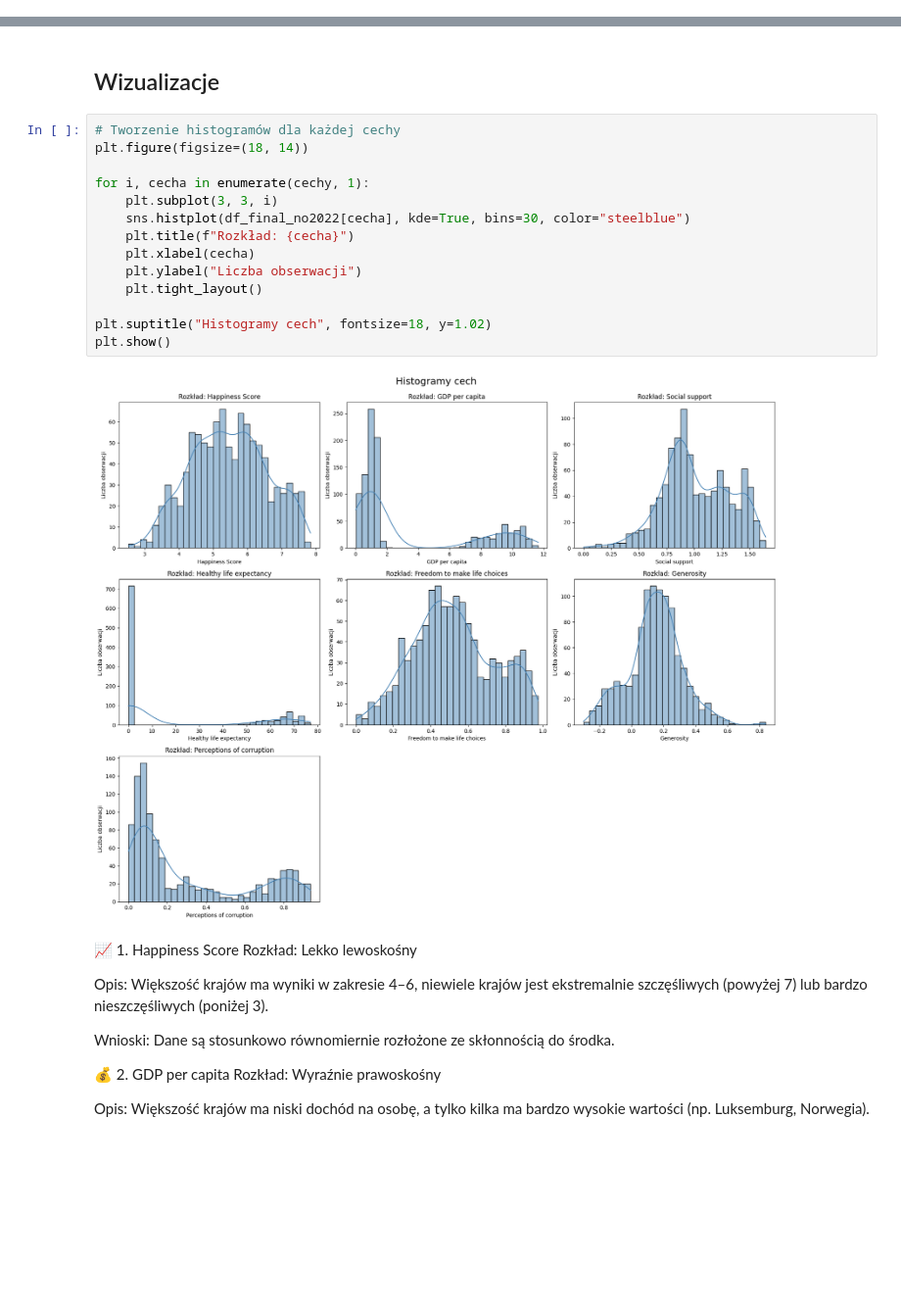
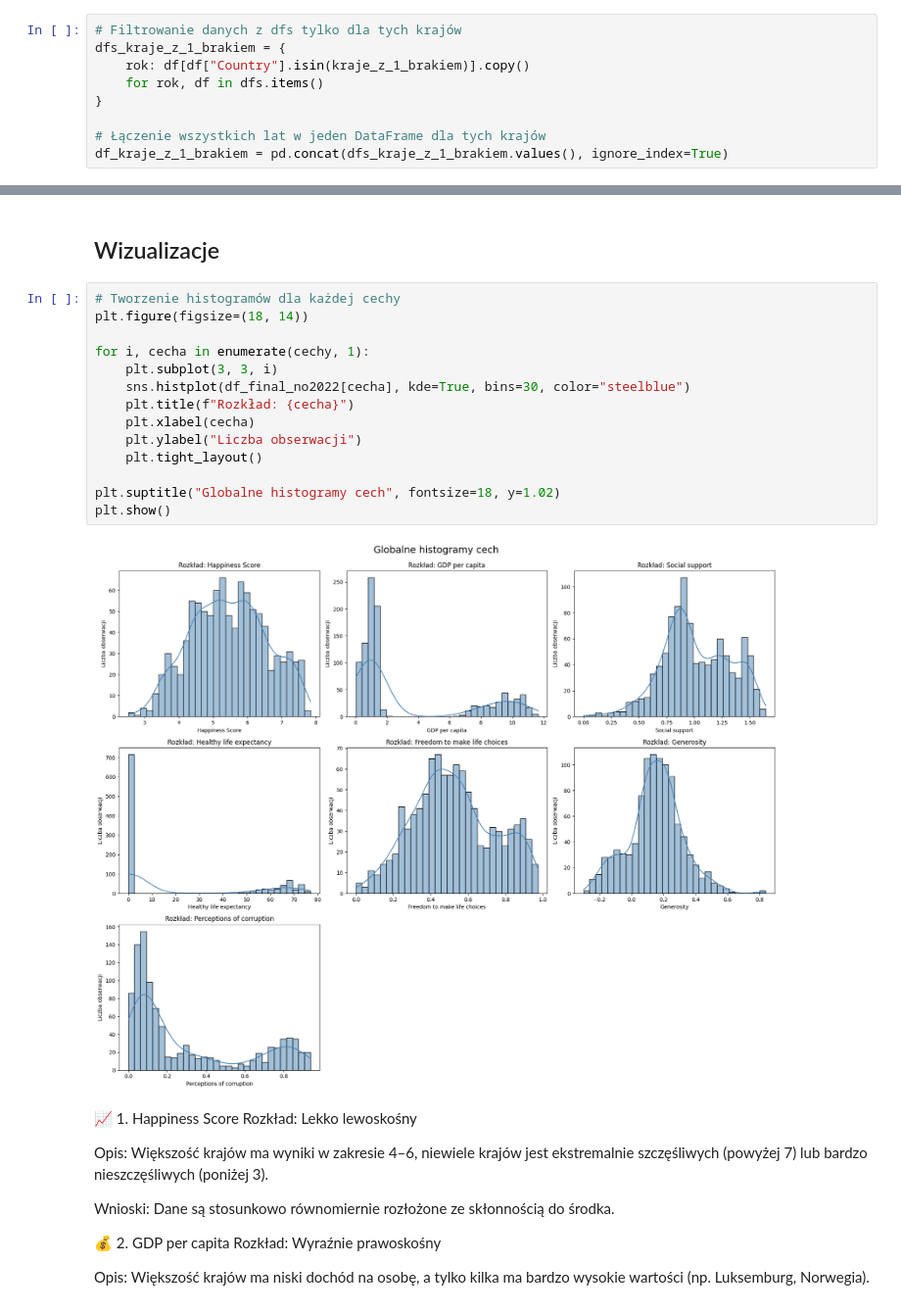
Before and after one commit to Kinga94/SAD_zadanie, a Jupyter notebook: SAD_world_happines_report.ipynb, the cells around one changed output, grey strips where cells are left out. Shown at 98% size. Cells and saved outputs as stored; diff of their text form; blank space fills up the shorter version.

Commit message:
Poprawki i histogramy

```diff
--- a/SAD_world_happines_report.ipynb
+++ b/SAD_world_happines_report.ipynb
@@ -833,3 +857,12 @@ kraje_do_analizy = sorted(set(kraje_stale).union(set(kraje_z_1_brakiem)))
 
 # Stwórz ramkę z ostateczną listą krajów do analizy
 df_kraje_do_analizy = pd.DataFrame(kraje_do_analizy, columns=["Kraje do analizy"])
+# %%
+# Filtrowanie danych z dfs tylko dla tych krajów
+dfs_kraje_z_1_brakiem = {
+    rok: df[df["Country"].isin(kraje_z_1_brakiem)].copy()
+    for rok, df in dfs.items()
+}
+
+# Łączenie wszystkich lat w jeden DataFrame dla tych krajów
+df_kraje_z_1_brakiem = pd.concat(dfs_kraje_z_1_brakiem.values(), ignore_index=True)
@@ -1056,19 +1112,19 @@ array(['Togo', 'Benin', 'Afghanistan', 'Thailand', 'Myanmar', 'Malta',
 # %%
 # Tworzenie histogramów dla każdej cechy
 plt.figure(figsize=(18, 14))
 
 for i, cecha in enumerate(cechy, 1):
     plt.subplot(3, 3, i)
     sns.histplot(df_final_no2022[cecha], kde=True, bins=30, color="steelblue")
     plt.title(f"Rozkład: {cecha}")
     plt.xlabel(cecha)
     plt.ylabel("Liczba obserwacji")
     plt.tight_layout()
 
-plt.suptitle("Histogramy cech", fontsize=18, y=1.02)
+plt.suptitle("Globalne histogramy cech", fontsize=18, y=1.02)
 plt.show()
 # %% [output]
-[figure, old version]
+[figure, new version]
 # %% [markdown]
 📈 1. Happiness Score
 Rozkład: Lekko lewoskośny
```
Also changed, not shown: parts of 20 cells of this notebook.
